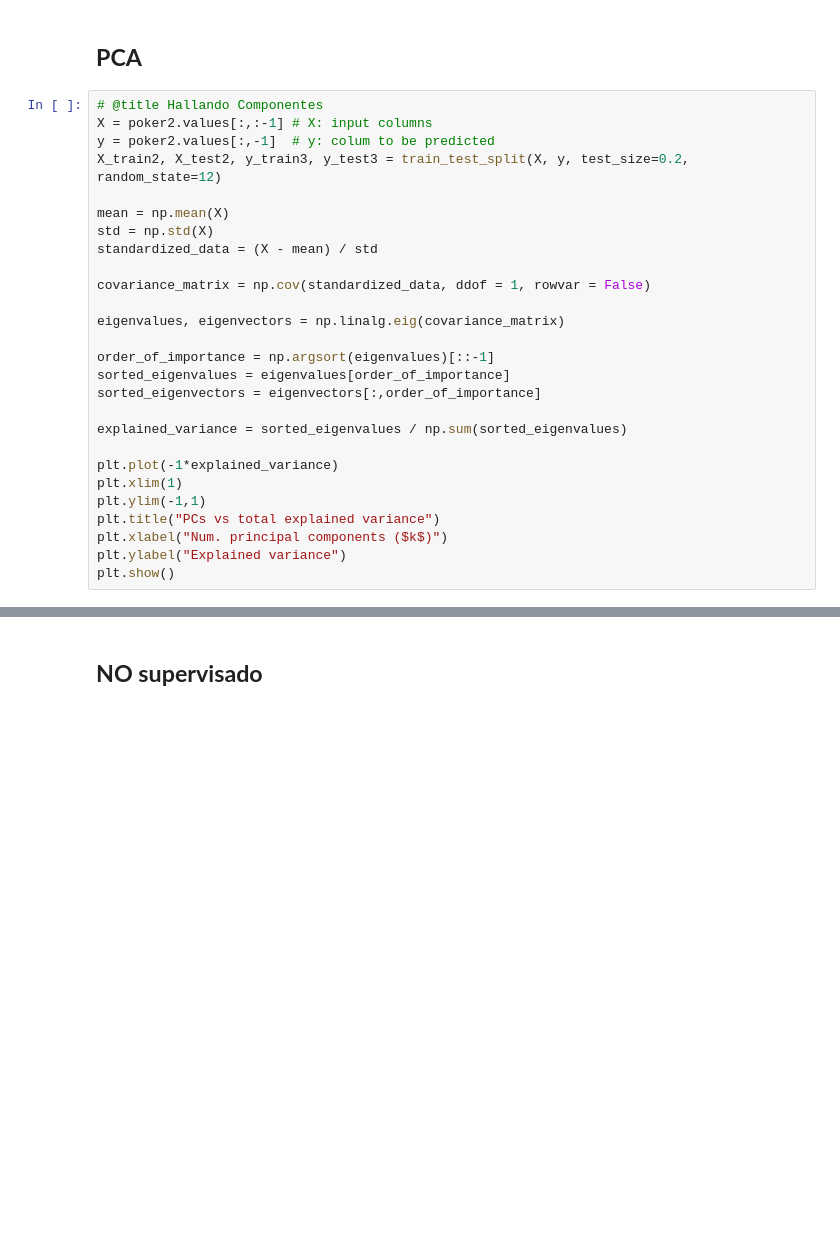
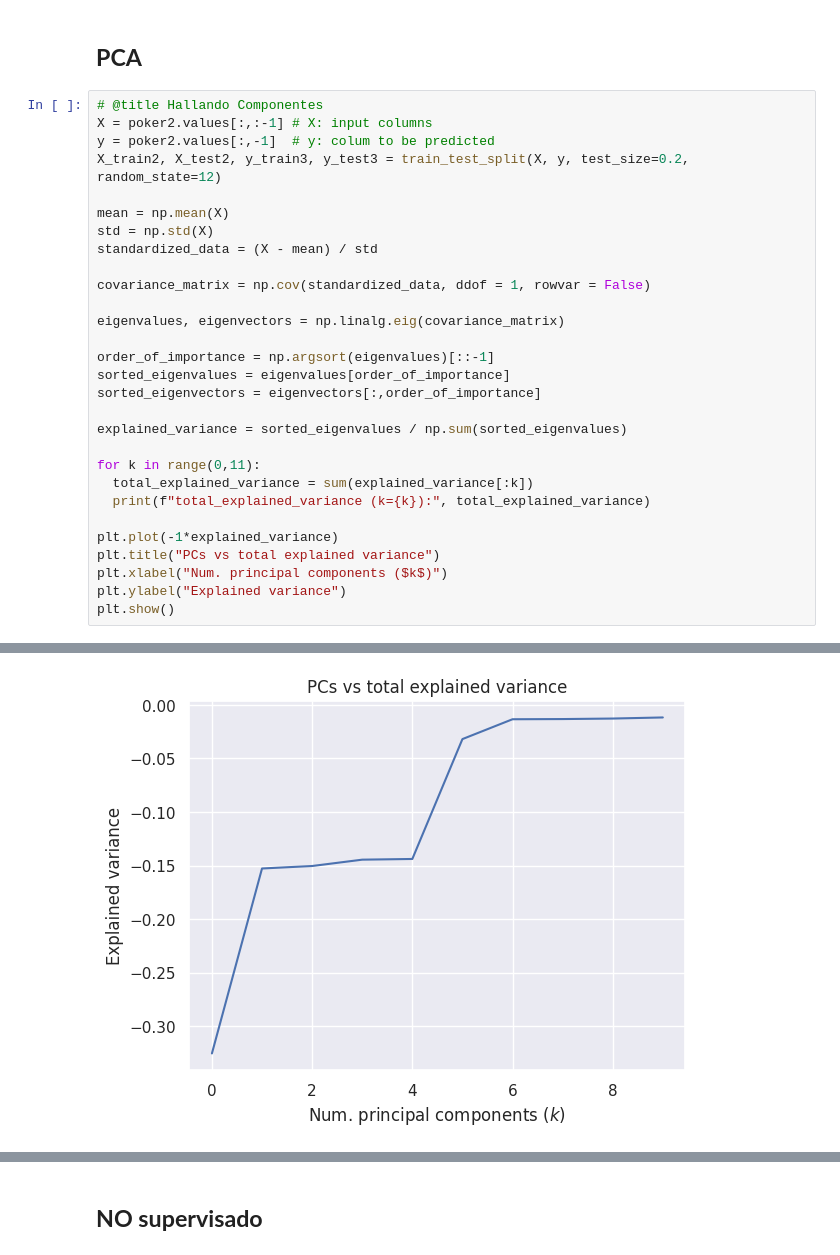
Before and after one commit to IC-03/Royal-Flush, a Jupyter notebook: Royal_Flush_Classification_Models_For_A_Poker_Hands_Dataset.ipynb, the cells around one changed output, grey strips where cells are left out. Drawn from its saved outputs; the diff is of its cells as text; blank space fills up the shorter version.

```diff
--- a/Royal_Flush_Classification_Models_For_A_Poker_Hands_Dataset.ipynb
+++ b/Royal_Flush_Classification_Models_For_A_Poker_Hands_Dataset.ipynb
@@ -969,10 +1017,13 @@ sorted_eigenvectors = eigenvectors[:,order_of_importance]
 
 explained_variance = sorted_eigenvalues / np.sum(sorted_eigenvalues)
 
+for k in range(0,11):
+  total_explained_variance = sum(explained_variance[:k])
+  print(f"total_explained_variance (k={k}):", total_explained_variance)
+
 plt.plot(-1*explained_variance)
-plt.xlim(1)
-plt.ylim(-1,1)
 plt.title("PCs vs total explained variance")
 plt.xlabel("Num. principal components ($k$)")
 plt.ylabel("Explained variance")
 plt.show()
+# %% [output]
@@ -979,2 +1041,3 @@ plt.show()
+[figure, added]
 # %%
 # @title PCA
```
Also changed, not shown: parts of 29 cells of this notebook.
